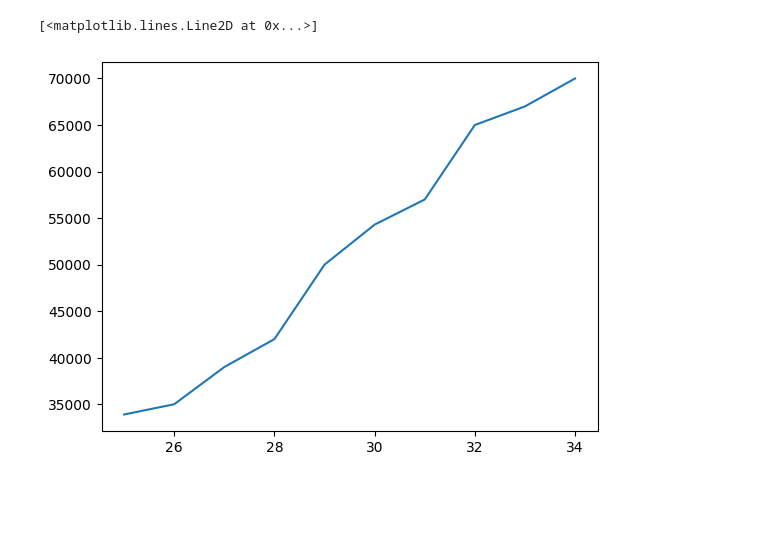
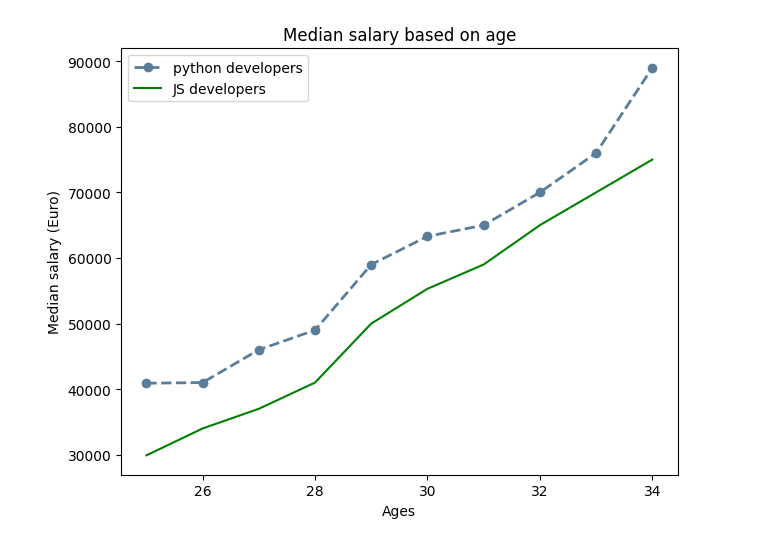
Before and after one commit to OveysSafarnejad/matplotlib_training, a Jupyter notebook: src/matplotlib.ipynb, the cells around one changed output. Cells and saved outputs as stored; diff of their text form; code cells hidden in the pictures; blank space fills up the shorter version.

Commit message:
Add some basics to the first plot.

```diff
--- a/src/matplotlib.ipynb
+++ b/src/matplotlib.ipynb
@@ -3,8 +5,21 @@ from matplotlib import pyplot as plt
 # %%
-x_axis = list(range(25,35))
-y_axis = list((33_900., 35_000, 39_000, 42_000, 50_000, 54_300, 57_000, 65_000, 67_000, 70_000))
+ages = list(range(25,35))
+py_sal = list((40_900., 41000, 46_000, 49_000, 59_000, 63_300, 65_000, 70_000, 76_000, 89_000))
+js_sal = list((29_900., 34_000, 37_000, 41_000, 50_000, 55_300, 59_000, 65_000, 70_000, 75_000))
+
+# plt.style.use('fivethirtyeight')
+
+plt.plot(ages, py_sal, color='#5a7d9a', linestyle='--', marker='o', linewidth=2, label='python developers')
+plt.plot(ages, js_sal, color='g', linestyle='-', label='JS developers')
+
+plt.legend()
+# plt.grid(True)
+plt.tight_layout()
+plt.xlabel('Ages')
+plt.ylabel('Median salary (Euro)')
+plt.title('Median salary based on age')
+
+plt.savefig('developers_plot.png')
+# plt.xkcd() # something like handdrawn plot
+# %% [output]
+[figure, added]
-# %%
-plt.plot(x_axis, y_axis)
-# %% [output]
-[<matplotlib.lines.Line2D at 0x...>]
-[figure, removed]
```
Also changed, not shown: parts of 1 cell of this notebook, 3 other files.
